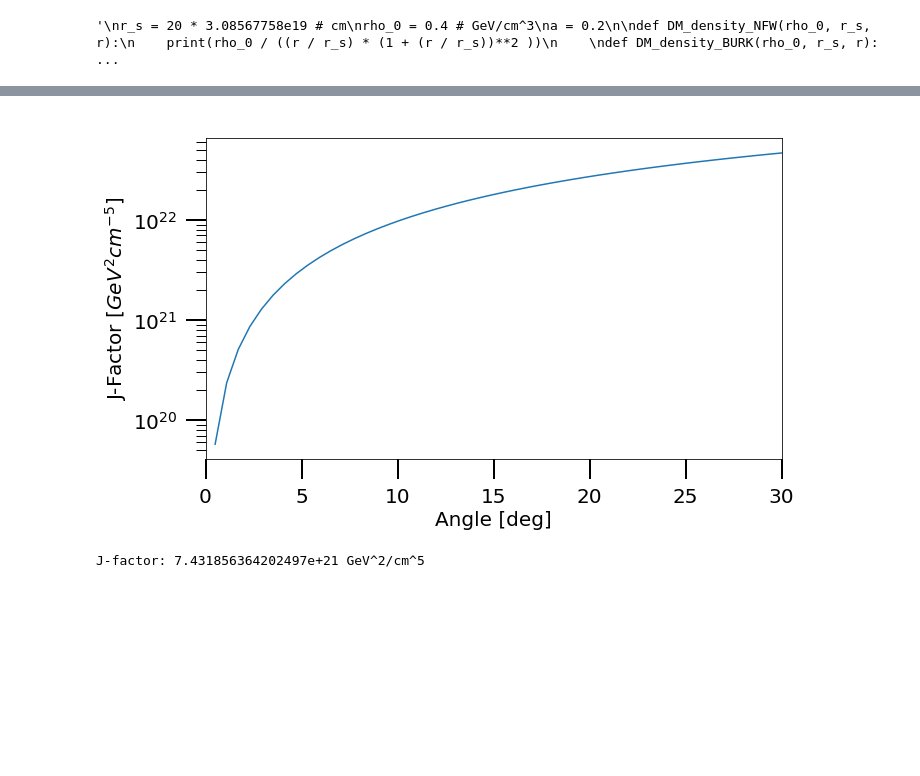
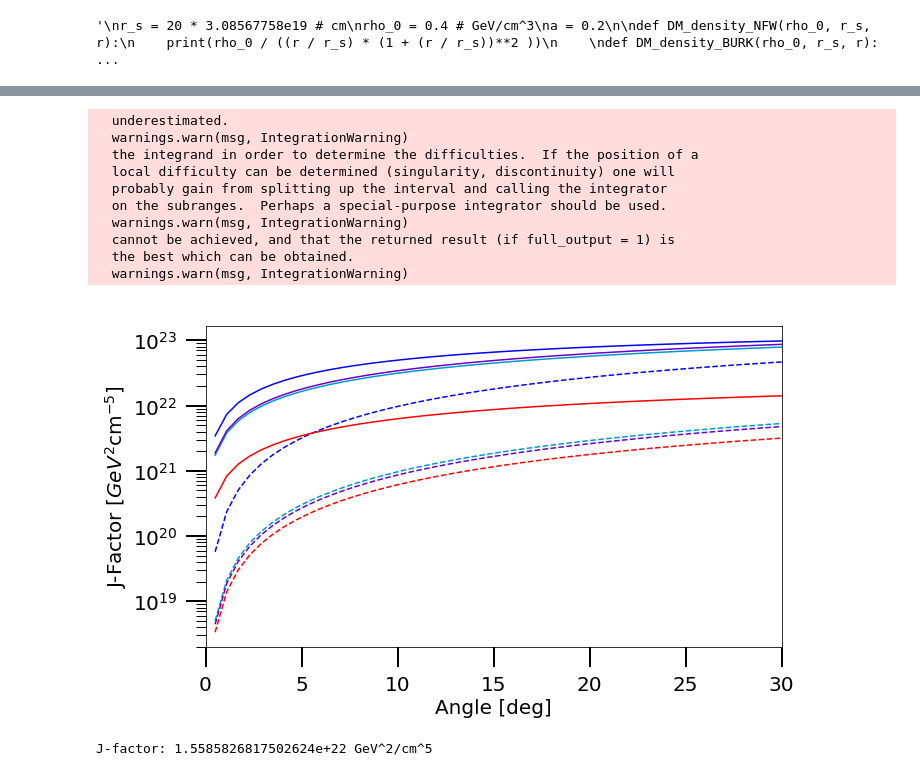
Before and after one commit to bradkav/GSS2018_Indirect, a Jupyter notebook: scripts/GRAPPA_student2.ipynb, the cells around one changed output, grey strips where cells are left out. Saved outputs shown, nothing was run; the diff lists cells and outputs as text; code cells hidden in the pictures; blank space fills up the shorter version.

Commit message:
Attempted to include the spheroidal dwarf galaxy data in the J-factor plot. Almost works, but some line-of-sight integrals do not seem to converge

```diff
--- a/scripts/GRAPPA_student2.ipynb
+++ b/scripts/GRAPPA_student2.ipynb
@@ -74,3 +74,16 @@ def DM_density(TYPE, r, rho_0, r_s, gamma=1, a=1, square=False):
         print("\t\t-\"Ein\" for Einasto profile")
         print("\t\t-\"GNFW\" for generalized Navarro-Frenk-White profile")
         return -1
+# %%
+# Distance in cm
+# Density in GeV/cm^3
+# kpc in cm 3,086e+21
+kpc_to_cm=3.086e+21
+
+# Milky Way parameters
+rho_0 = 0.471 # GeV/cm^3
+r_s = 16*kpc_to_cm # cm
+d = 8.5 * kpc_to_cm # cm
+
+# Spheroidal dwarf galaxies data
+Dsphd_data = np.loadtxt("data_dwarf_galaxies.txt", usecols=(1,3,5,6,7,8))
@@ -119,38 +121,71 @@ plt.show()
 # %%
 # Allows for computation of the dark matter density along the line of
 # sight. Parameters:
 #     - l: the line of sight distance into the dark matter halo
 #     - mu: the cosine of the viewing angle w.r.t. the galactic center
 def DM_density_LOS(l, mu, d=8.5*kpc_to_cm, rho_0=0.471, r_s = 16*kpc_to_cm,
                    gamma=1, a=1, square=True, Type="NFW"):
     r = np.sqrt(l**2 + d**2 - 2*l*d*mu)
     return DM_density(Type, r, rho_0, r_s, gamma, a, square)
 
+# Plot parameters
+obj_names = ["Milky Way", "Carina", "Draco", "LeoII"]
+colorlst = ["b","#0099cc", "#6600cc", 'r']
+
+# Initialize plot
+fig = plt.figure(figsize=(10,6))
+ax = fig.add_subplot(111)
+
 # Compute the J-factors
 angle = np.linspace(0.5,30,50) # deg
-J_factor, D_factor = [], []
-for theta in angle:
-    theta *= (np.pi / 180) # Conversion to rad
-    result1 = nquad(DM_density_LOS, [[0,2*d],[np.cos(theta),1]],
-                    args=(d, rho_0, r_s))
-    J_factor.append(2*np.pi * result1[0])
+D_factors, J_factors = np.zeros([2,5,nr_of_evals])
+for i in range(4):
+    if i==0:
+        # Milky Way parameters
+        rho_0 = 0.471 # GeV/cm^3
+        r_s = 16*kpc_to_cm # cm
+        d = 8.5 * kpc_to_cm # cm
 
-fig = plt.figure(figsize=(10,6))
-ax = fig.add_subplot(111)
-ax.plot(angle, J_factor, label="NFW")
+    else:
+        # Spheroidal dwarf galaxy parameters
+        rho_0 = 0.471 #TODO Do we know all densities at the galactic center?
+        r_s = 5*Dsphd_data[i-1,1] * 1e-3 * kpc_to_cm
+        d = Dsphd_data[i-1,0] * 1e-3 * kpc_to_cm
+
+        # Plot datapoint TODO!!!!!!!!!!!!
+        #print(Dsphd_data[i-1,2], Dsphd_data[i-1,3], [-Dsphd_data[i-1,4],Dsphd_data[i-1,5]])
+        #ax.errorbar(Dsphd_data[i-1,2], Dsphd_data[i-1,3], yerr=[-Dsphd_data[i-1,4],Dsphd_data[i-1,5]], fmt='ko')
+    for j, theta in enumerate(angle):
+        theta *= (np.pi / 180) # Conversion to rad
+        D = nquad(DM_density_LOS, [[0,2*d],[np.cos(theta),1]],
+                        args=(d, rho_0, r_s, 1, 1, False))
+        D_factors[i,j] = 2*np.pi * D[0]
+        J = nquad(DM_density_LOS, [[0,2*d],[np.cos(theta),1]],
+                        args=(d, rho_0, r_s, 1, 1, True))
+        J_factors[i,j] = 2*np.pi * J[0]
+
+    ax.plot(angle, D_factors[i], color=colorlst[i], linestyle="--")
+    ax.plot(angle, J_factors[i], color=colorlst[i], linestyle='-', label=obj_names[i])
 ax.set_xlabel("Angle [deg]", fontsize=20)
-ax.set_ylabel(r"J-Factor [$GeV^2 cm^{-5}$]", fontsize=20)
+ax.set_ylabel(r"J-Factor [$\mathrm{GeV}^2 \mathrm{cm}^{-5}$]", fontsize=20)
 ax.set_yscale("log")
 ax.set_xlim([0,30])
 #ax.set_title("Compton scattered spectrum $E_{photon,in}=$"+str(e_in))
 ax.tick_params('both', labelsize=20, length=20, width=2, which='major', pad=8)
 ax.tick_params('both', labelsize=20, length=10, width=1, which='minor',pad=8)
 
 plt.tight_layout()
 plt.show()
-
-
-print("J-factor:", result1[0], "GeV^2/cm^5")
 # %% [output]
+  underestimated.
+  warnings.warn(msg, IntegrationWarning)
+  the integrand in order to determine the difficulties.  If the position of a
+  local difficulty can be determined (singularity, discontinuity) one will
+  probably gain from splitting up the interval and calling the integrator
+  on the subranges.  Perhaps a special-purpose integrator should be used.
+  warnings.warn(msg, IntegrationWarning)
+  cannot be achieved, and that the returned result (if full_output = 1) is
+  the best which can be obtained.
+  warnings.warn(msg, IntegrationWarning)
-[figure, old version]
+[figure, new version]
-J-factor: 7.431856364202497e+21 GeV^2/cm^5
+J-factor: 1.5585826817502624e+22 GeV^2/cm^5
```
Also changed, not shown: parts of 4 cells of this notebook, 1 other file.
